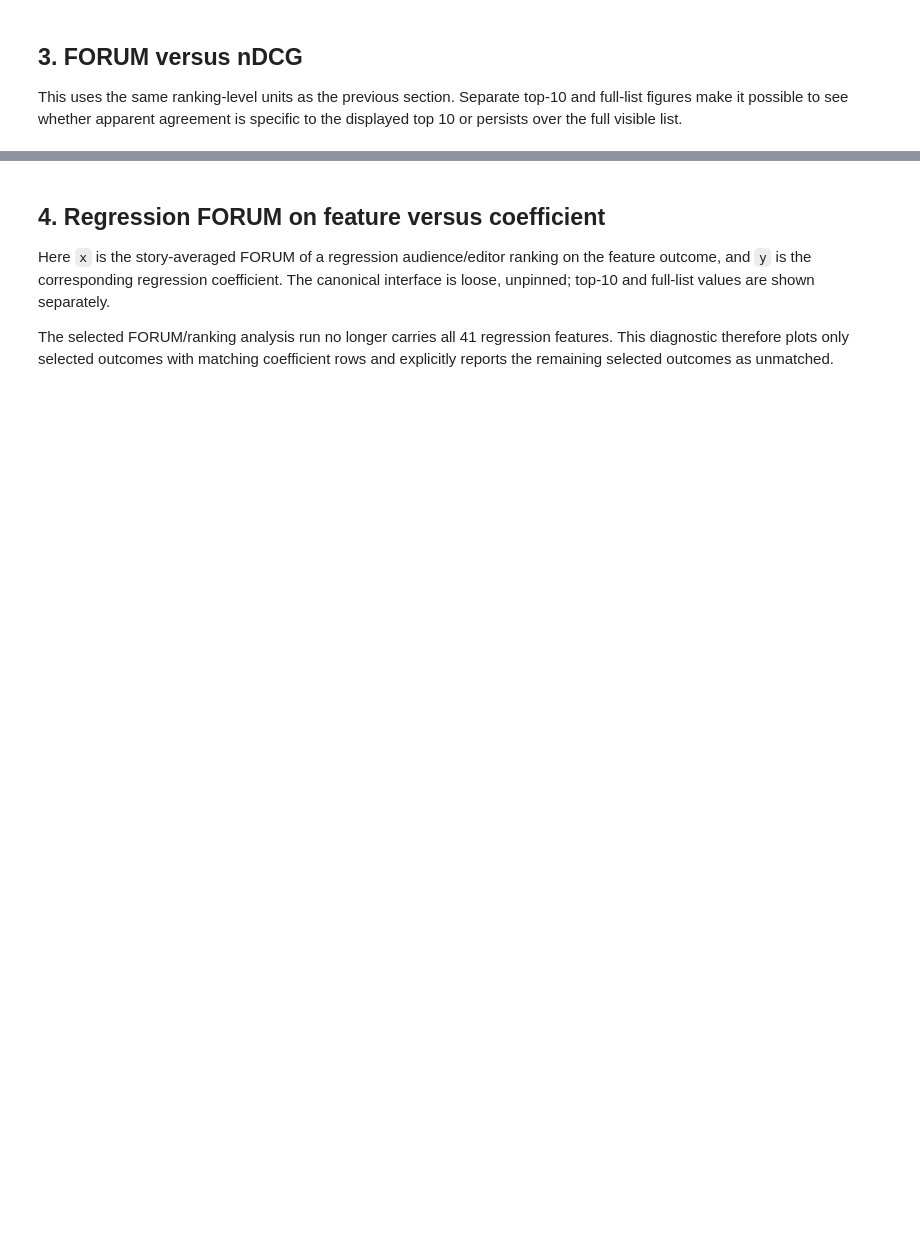
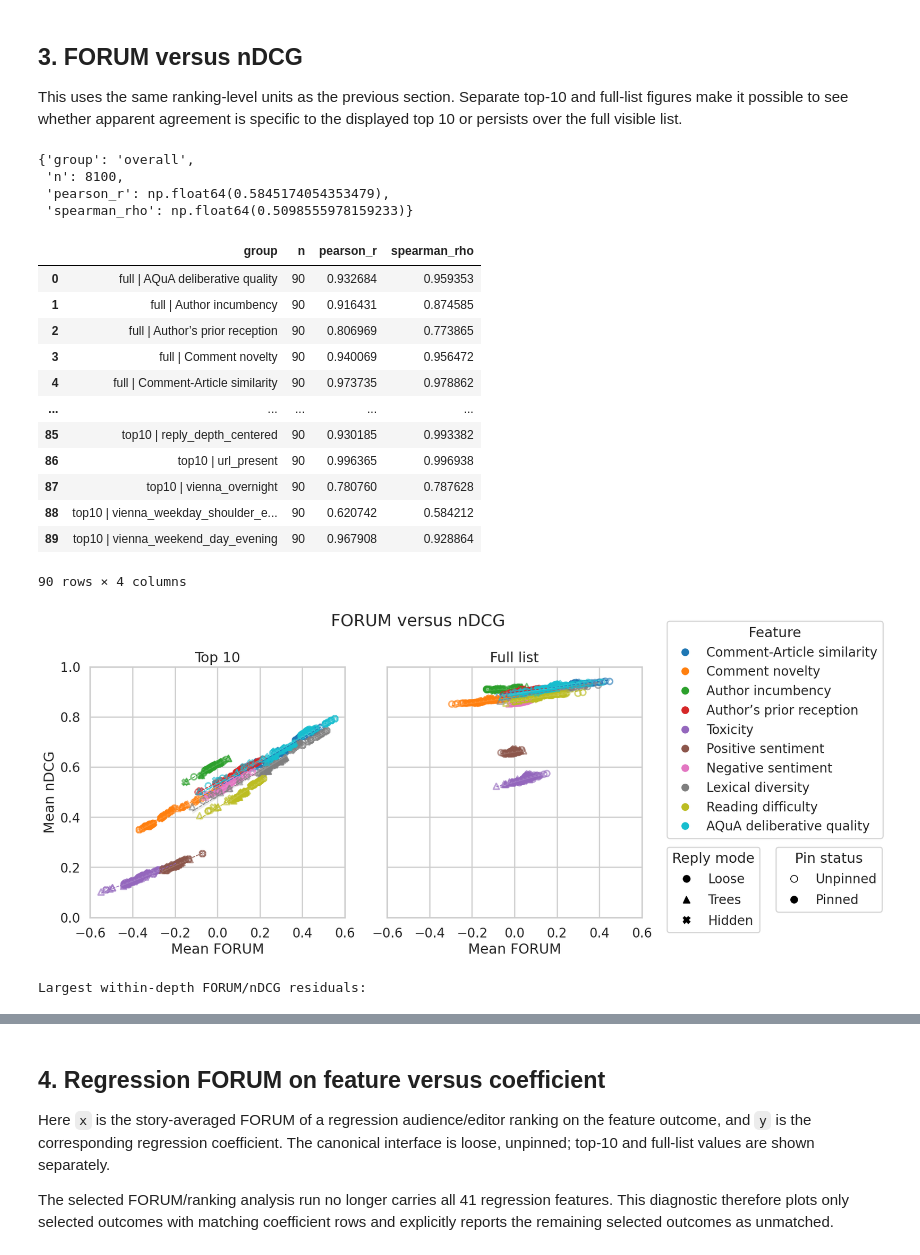
Before and after one commit to dornleiten/commentgap, a Jupyter notebook: 12_forum_correlations.ipynb, the cells around one changed output, grey strips where cells are left out. Cells and saved outputs as stored; diff of their text form; code cells hidden in the pictures; blank space fills up the shorter version.

```diff
--- a/12_forum_correlations.ipynb
+++ b/12_forum_correlations.ipynb
@@ -149,19 +217,47 @@ This uses the same ranking-level units as the previous section. Separate top-10
 # %%
 forum_ndcg = ranking_metrics[~ranking_metrics['outcome'].isin(CORRELATION_EXCLUDED_OUTCOMES)].copy()
 display(correlation_row(forum_ndcg, 'forum', 'ndcg'))
 display(correlations_by(forum_ndcg, 'forum', 'ndcg', ['depth', 'feature_label']))
 
 feature_order = [FEATURE_LABELS[outcome] for outcome in OUTCOME_DISPLAY_ORDER if FEATURE_LABELS[outcome] in forum_ndcg['feature_label'].unique()]
 feature_palette = dict(zip(feature_order, sns.color_palette('tab10', len(feature_order))))
 reply_markers = REPLY_DISPLAY_MARKERS
 reply_labels = {'loose': 'Loose', 'trees': 'Trees', 'hidden': 'Hidden'}
-plot_forum_ndcg(forum_ndcg, feature_order, feature_palette, reply_markers, reply_labels)
+forum_ndcg_figure = plot_forum_ndcg(
+    forum_ndcg, feature_order, feature_palette, reply_markers, reply_labels,
+    show=True,
+)
+forum_ndcg_figure.savefig(
+    REPORTING_ROOT / 'forum_vs_ndcg_by_depth.pdf',
+    bbox_inches='tight',
+)
+plt.close(forum_ndcg_figure)
 
 print('Largest within-depth FORUM/nDCG residuals:')
 outlier_parts = []
 for depth, panel in forum_ndcg.groupby('depth'):
     panel = panel.copy()
     slope, intercept = np.polyfit(panel['forum'], panel['ndcg'], 1)
     panel['abs_residual'] = (panel['ndcg'] - (intercept + slope * panel['forum'])).abs()
     outlier_parts.append(panel)
 display(pd.concat(outlier_parts).nlargest(20, 'abs_residual')[['depth', 'feature_label', 'ordering', 'reply_mode', 'pinned', 'forum', 'ndcg', 'abs_residual']])
+# %% [output]
+{'group': 'overall',
+ 'n': 8100,
+ 'pearson_r': np.float64(0.5845174054353479),
+ 'spearman_rho': np.float64(0.5098555978159233)}
+|  | group | n | pearson_r | spearman_rho |
+| 0 | full | AQuA deliberative quality | 90 | 0.932684 | 0.959353 |
+| 1 | full | Author incumbency | 90 | 0.916431 | 0.874585 |
+| 2 | full | Author’s prior reception | 90 | 0.806969 | 0.773865 |
+| 3 | full | Comment novelty | 90 | 0.940069 | 0.956472 |
+| 4 | full | Comment-Article similarity | 90 | 0.973735 | 0.978862 |
+| ... | ... | ... | ... | ... |
+| 85 | top10 | reply_depth_centered | 90 | 0.930185 | 0.993382 |
+| 86 | top10 | url_present | 90 | 0.996365 | 0.996938 |
+| 87 | top10 | vienna_overnight | 90 | 0.780760 | 0.787628 |
+| 88 | top10 | vienna_weekday_shoulder_e... | 90 | 0.620742 | 0.584212 |
+| 89 | top10 | vienna_weekend_day_evening | 90 | 0.967908 | 0.928864 |
+90 rows × 4 columns
+[figure, added]
+Largest within-depth FORUM/nDCG residuals:
```
Also changed, not shown: parts of 8 cells of this notebook, 18 other files.
